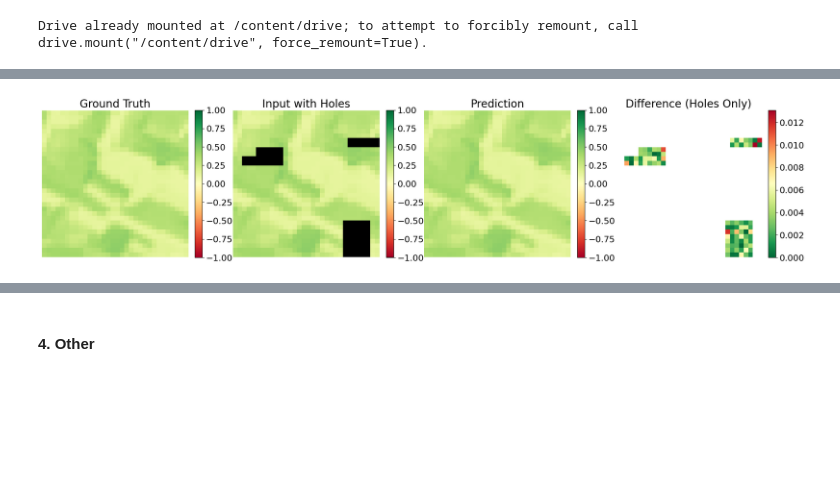
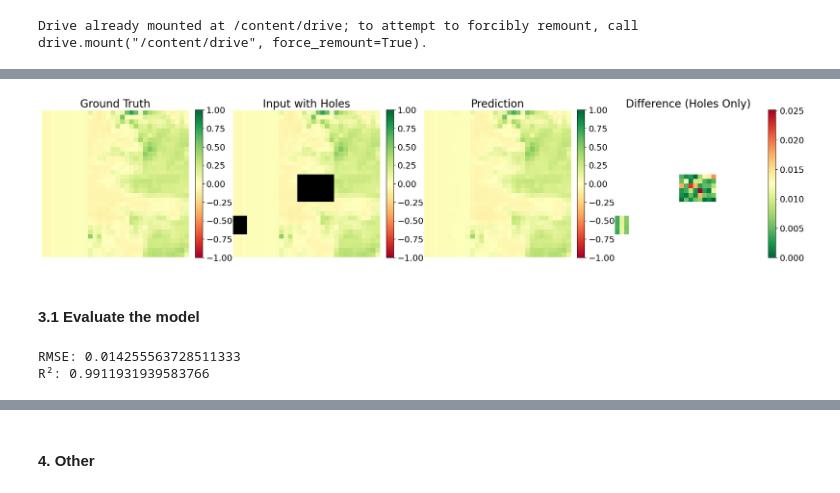
Before and after one commit to larasauser/2024_MLEES, a Jupyter notebook: Project/project_script.ipynb, the cells around one changed output, grey strips where cells are left out. Drawn from its saved outputs; the diff is of its cells as text; code cells hidden in the pictures; blank space fills up the shorter version.

```diff
--- a/Project/project_script.ipynb
+++ b/Project/project_script.ipynb
@@ -1619,8 +1618,8 @@ def load_and_pair_images(input_dir, target_dir):
     return image_pairs
 # %%
 # Load and pair the training data
-test_dir = '/content/drive/My Drive/NDVI_herens/imputed'
-test_with_holes_dir = '/content/drive/My Drive/NDVI_herens/imputed/herens_with_holes'
+test_dir = '/content/drive/My Drive/NDVI_herens/split'
+test_with_holes_dir = '/content/drive/My Drive/NDVI_herens/split/herens_with_holes'
 test_data = load_and_pair_images(test_dir, test_with_holes_dir)
 # %%
 MASK_VALUE = 10  # Set a value to replace NaN
@@ -1653,7 +1652,7 @@ from google.colab import drive
 drive.mount('/content/drive')
 
 # Load the saved model
-model_path = '/content/drive/My Drive/NDVI_images/best_unet_model.keras'
+model_path = '/content/drive/My Drive/NDVI_images/best_unet_model_1.keras'
 best_model = load_model(model_path, custom_objects={'masked_mae': masked_mae})
 # %% [output]
 Drive already mounted at /content/drive; to attempt to forcibly remount, call drive.mount("/content/drive", force_remount=True).
@@ -1704,7 +1705,7 @@ mask_holes = (y_test == 10)  # Masque des pixels troués
 difference_holes_only = np.where(mask_holes, difference, np.nan)  # Masque les autres pixels
 
 # Visualisation des résultats
-idx = 10  # Index pour visualiser un échantillon spécifique
+idx = 4206  # Index pour visualiser un échantillon spécifique
 
 plt.figure(figsize=(20, 5))
 
@@ -1716,31 +1717,62 @@ plt.axis('off')
 cbar1 = plt.colorbar(img1, fraction=0.046, pad=0.04)
 cbar1.ax.tick_params(labelsize=16)  # Increase colorbar font size
 
 # Image d'entrée avec trous
 plt.subplot(1, 4, 2)
 plt.title("Input with Holes", fontsize=20)  # Increase font size
 img2 = plt.imshow(y_test[idx, :, :], cmap=custom_cmap, norm=norm)
 plt.axis('off')
 cbar2 = plt.colorbar(img2, fraction=0.046, pad=0.04)
 cbar2.ax.tick_params(labelsize=16)  # Increase colorbar font size
 
 # Prédictions
 plt.subplot(1, 4, 3)
 plt.title("Prediction", fontsize=20)  # Increase font size
 img3 = plt.imshow(y_pred[idx, :, :], cmap='RdYlGn', norm=norm)
 plt.axis('off')
 cbar3 = plt.colorbar(img3, fraction=0.046, pad=0.04)
 cbar3.ax.tick_params(labelsize=16)  # Increase colorbar font size
 
 # Différence uniquement dans les trous
 plt.subplot(1, 4, 4)
 plt.title("Difference (Holes Only)", fontsize=20)  # Increase font size
 img4 = plt.imshow(difference_holes_only[idx, :, :], cmap='RdYlGn_r', vmin=0)  # Colormap pour différences
 plt.axis('off')
 cbar4 = plt.colorbar(img4, fraction=0.046, pad=0.04)
 cbar4.ax.tick_params(labelsize=16)  # Increase colorbar font size
 
 plt.tight_layout()
 plt.show()
 # %% [output]
-[figure, old version]
+[figure, new version]
+# %% [markdown]
+#### 3.1 Evaluate the model
+# %%
+import numpy as np
+
+# Example: Assuming `MASK_VALUE` is the value used for invalid pixels
+MASK_VALUE = 10  # Replace with your actual mask value
+
+# Flatten the arrays to simplify processing (if needed)
+y_test_flat = y_test.flatten()
+y_pred_flat = y_pred.flatten()
+
+# Step 1: Create a mask for valid pixels
+valid_mask = y_test_flat != MASK_VALUE
+
+# Step 2: Extract valid pixels from ground truth and predictions
+y_test_valid = y_test_flat[valid_mask]
+y_pred_valid = y_pred_flat[valid_mask]
+
+# Step 3: Evaluate the model using the valid pixels
+# Example: Calculate RMSE
+rmse = np.sqrt(np.mean((y_test_valid - y_pred_valid) ** 2))
+print(f"RMSE: {rmse}")
+
+# Example: Calculate correlation coefficient (R²)
+correlation = np.corrcoef(y_test_valid, y_pred_valid)[0, 1]
+r_squared = correlation ** 2
+print(f"R²: {r_squared}")
+# %% [output]
+RMSE: 0.014255563728511333
+R²: 0.9911931939583766
```
Also changed, not shown: parts of 10 cells of this notebook.
